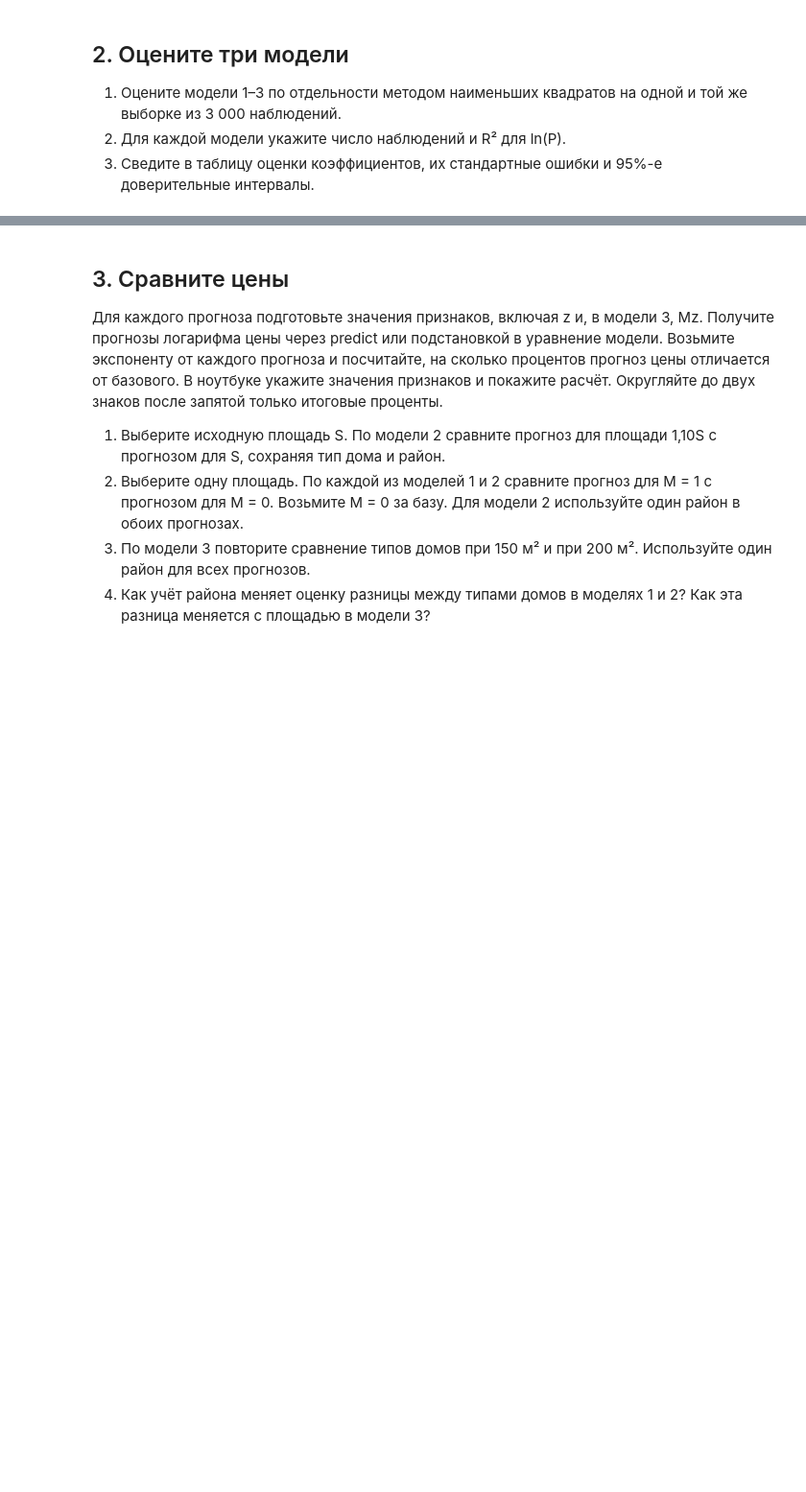
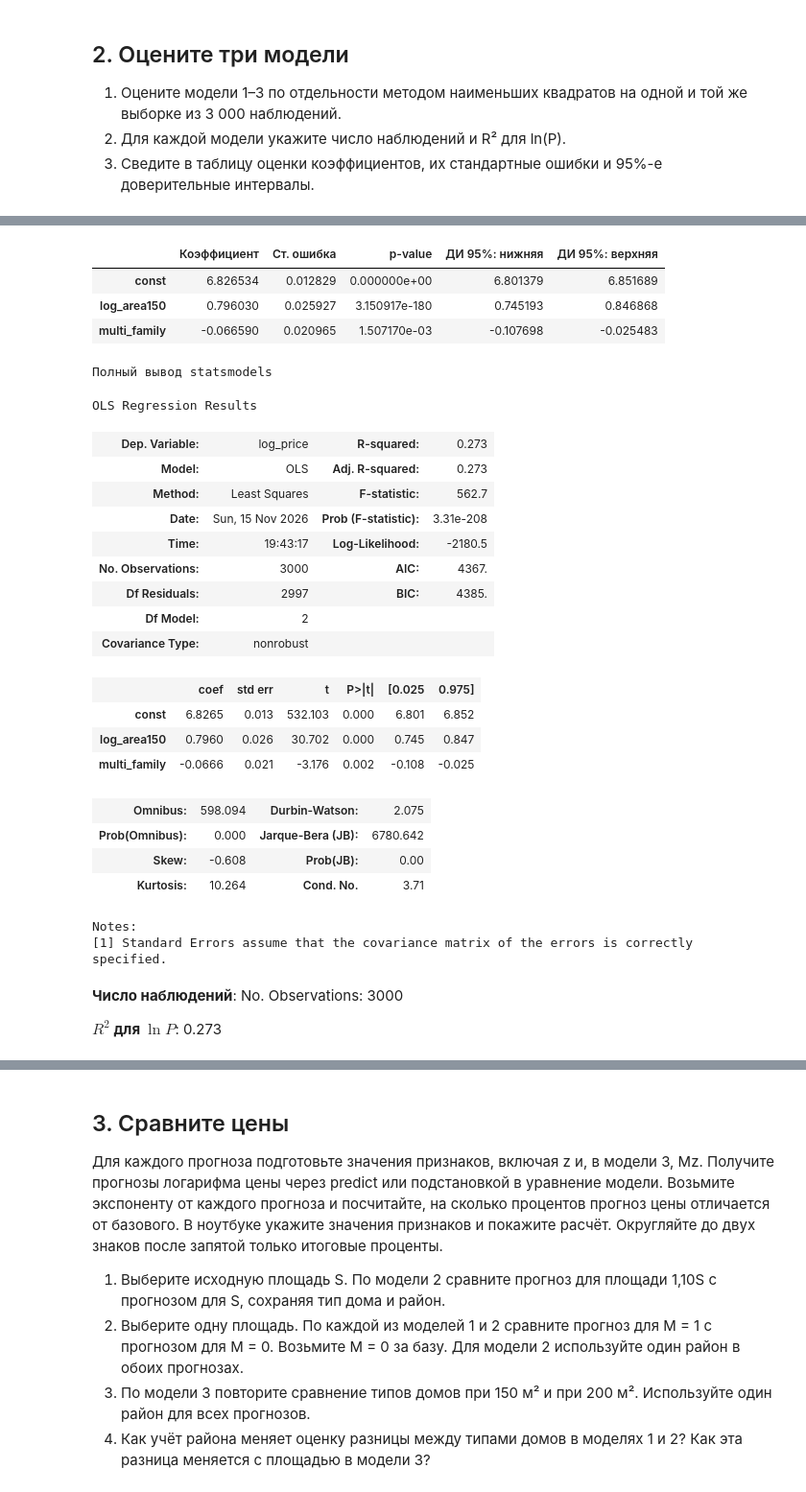
Before and after one commit to Lancet03/Econometrics_homework_1, a Jupyter notebook: ДЗ_01.ipynb, the cells around one changed output, grey strips where cells are left out. Shown at 96% size. Saved outputs shown, nothing was run; the diff lists cells and outputs as text; code cells hidden in the pictures; blank space fills up the shorter version.

```diff
--- a/ДЗ_01.ipynb
+++ b/ДЗ_01.ipynb
@@ -252,4 +310,35 @@ fig.show()
 # %%
 # Включите константу во все модели. В моделях с районными индикаторами базовый район — Queens.
-
-# Ваш код
+X_1 = sm.add_constant(selected_data[['log_area150', 'multi_family']])
+res_1 = sm.OLS(y, X_1).fit()
+show_model(res_1)
+# %% [output]
+|  | Коэффициент | Ст. ошибка | p-value | ДИ 95%: нижняя | ДИ 95%: верхняя |
+| const | 6.826534 | 0.012829 | 0.000000e+00 | 6.801379 | 6.851689 |
+| log_area150 | 0.796030 | 0.025927 | 3.150917e-180 | 0.745193 | 0.846868 |
+| multi_family | -0.066590 | 0.020965 | 1.507170e-03 | -0.107698 | -0.025483 |
+Полный вывод statsmodels
+OLS Regression Results
+| Dep. Variable: | log_price | R-squared: | 0.273 |
+| Model: | OLS | Adj. R-squared: | 0.273 |
+| Method: | Least Squares | F-statistic: | 562.7 |
+| Date: | Sun, 15 Nov 2026 | Prob (F-statistic): | 3.31e-208 |
+| Time: | 19:43:17 | Log-Likelihood: | -2180.5 |
+| No. Observations: | 3000 | AIC: | 4367. |
+| Df Residuals: | 2997 | BIC: | 4385. |
+| Df Model: | 2 |  |  |
+| Covariance Type: | nonrobust |  |  |
+|  | coef | std err | t | P>|t| | [0.025 | 0.975] |
+| const | 6.8265 | 0.013 | 532.103 | 0.000 | 6.801 | 6.852 |
+| log_area150 | 0.7960 | 0.026 | 30.702 | 0.000 | 0.745 | 0.847 |
+| multi_family | -0.0666 | 0.021 | -3.176 | 0.002 | -0.108 | -0.025 |
+| Omnibus: | 598.094 | Durbin-Watson: | 2.075 |
+| Prob(Omnibus): | 0.000 | Jarque-Bera (JB): | 6780.642 |
+| Skew: | -0.608 | Prob(JB): | 0.00 |
+| Kurtosis: | 10.264 | Cond. No. | 3.71 |
+Notes:
+[1] Standard Errors assume that the covariance matrix of the errors is correctly specified.
+# %% [markdown]
+**Число наблюдений**: No. Observations:	3000
+
+**$R^2$ для $\ln P$**: 0.273
```
Also changed, not shown: parts of 15 cells of this notebook.
